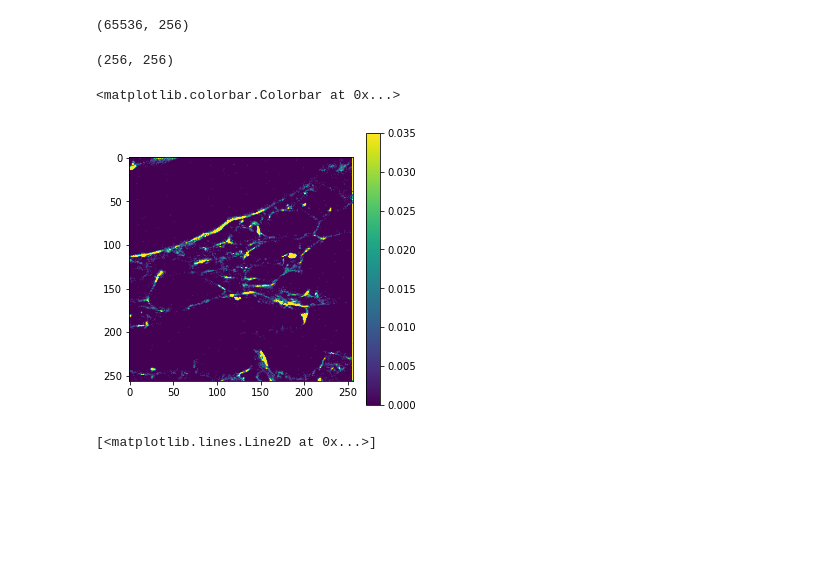
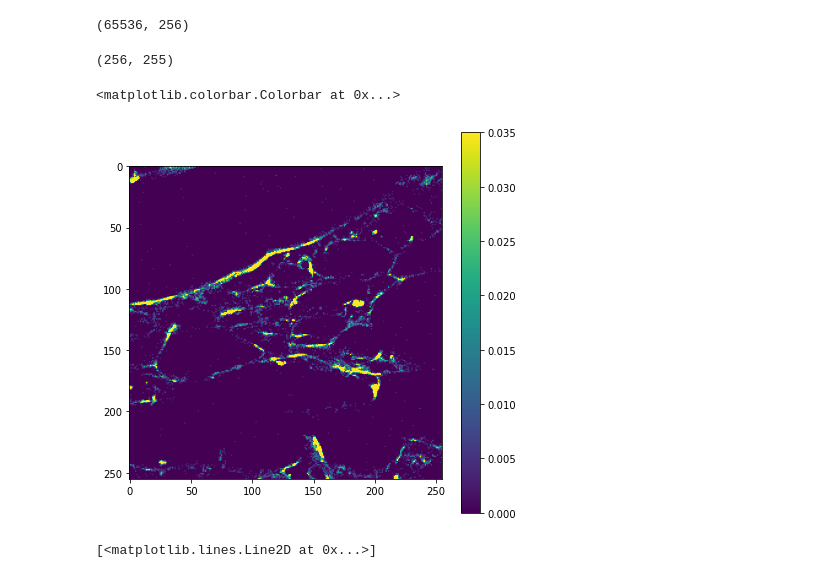
Before and after one commit to PriyaMulla/dashboardsforMM, a Jupyter notebook: 20230606_swabian-try.ipynb, the cells around one changed output. Drawn from its saved outputs; the diff is of its cells as text; code cells hidden in the pictures; blank space fills up the shorter version.

```diff
--- a/20230606_swabian-try.ipynb
+++ b/20230606_swabian-try.ipynb
@@ -122,10 +123,10 @@ flim_frames.shape
 # %%
 flim_2d = flim_frames.reshape(256,256,256)
 # %%
-flim_minus_last = flim_2d[:,:,:].mean(2)
+flim_minus_last = flim_2d[:,:-1,:].mean(2)
 flim_minus_last.shape
 # %% [output]
-(256, 256)
+(256, 255)
 # %%
 #flim_minus_last
 # %%
@@ -136,12 +137,12 @@ flim_minus_last.shape
 #flim_minus_last.mean(), flim_minus_last.std()
 # %%
 #rcParams['figure.figsize'] = [10,10]
-figure(figsize=[5,5])
+figure(figsize=[7,7])
 imshow(flim_minus_last,vmax=.035)
 colorbar()
 # %% [output]
 <matplotlib.colorbar.Colorbar at 0x...>
-[figure, old version]
+[figure, new version]
 # %%
 plot(flim_2d.mean((0,1)))
 # %% [output]
```
Also changed, not shown: parts of 8 cells of this notebook, 2 other files.
